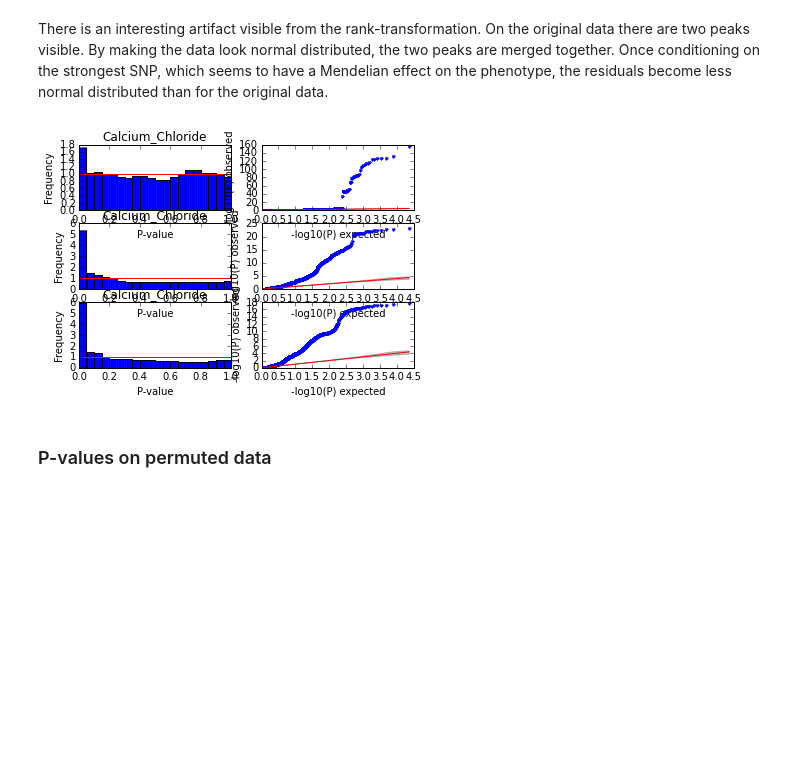
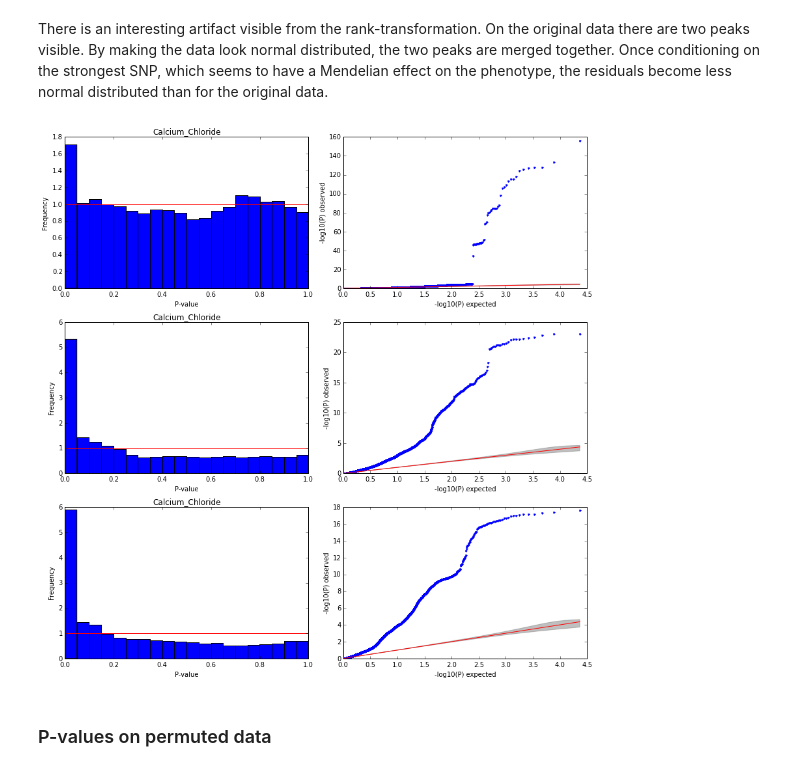
Before and after one commit to davismcc/embl_predocs_limix_tutorial_Nov2015, a Jupyter notebook: linear_regression_FDR/QTL_mapping1.ipynb, the cells around one changed output. Saved outputs shown, nothing was run; the diff lists cells and outputs as text; code cells hidden in the pictures; blank space fills up the shorter version.

```diff
--- a/linear_regression_FDR/QTL_mapping1.ipynb
+++ b/linear_regression_FDR/QTL_mapping1.ipynb
@@ -190,6 +197,7 @@ There is an interesting artifact visible from the rank-transformation. On the or
 # %%
 # PHENOTYPE 1
 # P-value histgrams
+pl.figure(figsize=[12,12])
 pl.subplot(3,2,1)
 pl.hist(pv[0],20,normed=True)
 pl.plot([0,1],[1,1],"r")
@@ -197,34 +205,36 @@ pl.title("%s" % p_ID)
 pl.xlabel("P-value")
 pl.ylabel("Frequency")
 # QQplot
 pl.subplot(3,2,2)
 qqplot(pv[0])
 
 # PHENOTYPE 2
 # P-value histgrams
 pl.subplot(3,2,3)
 pl.hist(pv[1],20,normed=True)
 pl.plot([0,1],[1,1],"r")
 pl.title("%s" % p_ID)
 pl.xlabel("P-value")
 pl.ylabel("Frequency")
 # QQplot
 pl.subplot(3,2,4)
 qqplot(pv[1])
 
 # PHENOTYPE 3
 # P-value histgrams
 pl.subplot(3,2,5)
 pl.hist(pv[2],20,normed=True)
 pl.plot([0,1],[1,1],"r")
 pl.title("%s" % p_ID)
 pl.xlabel("P-value")
 pl.ylabel("Frequency")
 # QQplot
 pl.subplot(3,2,6)
 qqplot(pv[2])
+
+pl.tight_layout()
 # %% [output]
-[figure, old version]
+[figure, new version]
 # %% [markdown]
 ### P-values on permuted data
 # %% [markdown]
```
Also changed, not shown: parts of 14 cells of this notebook, 7 other files.
